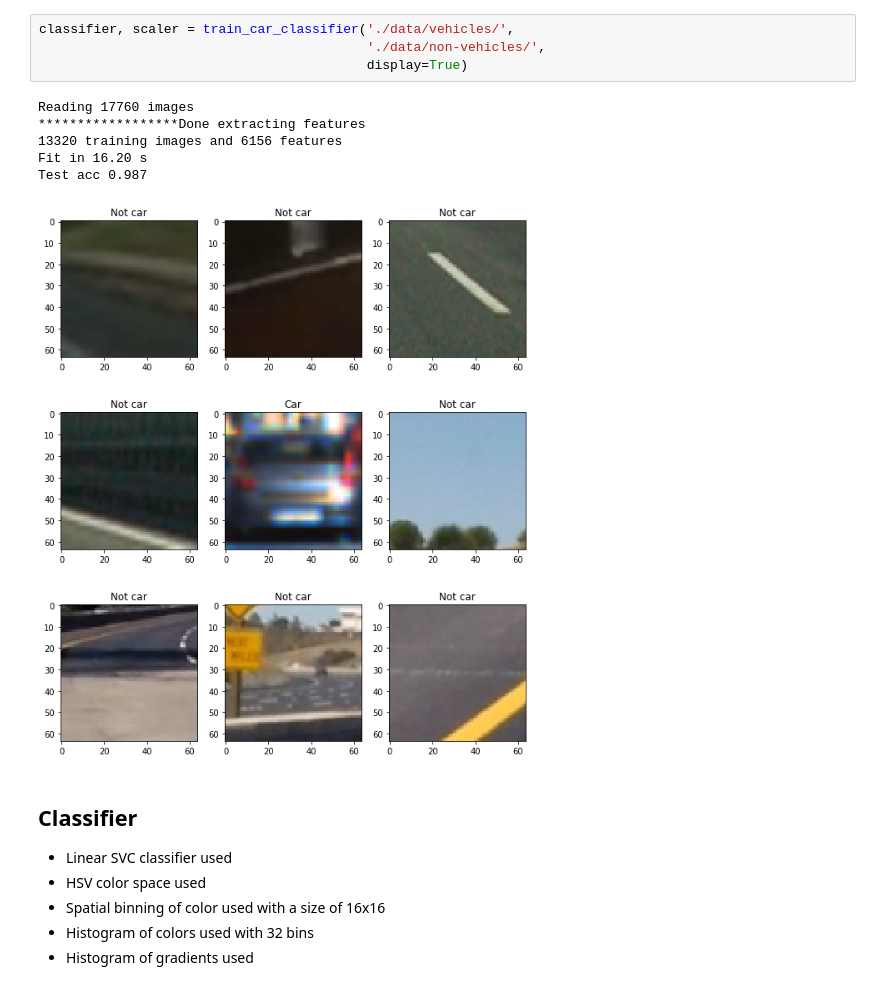
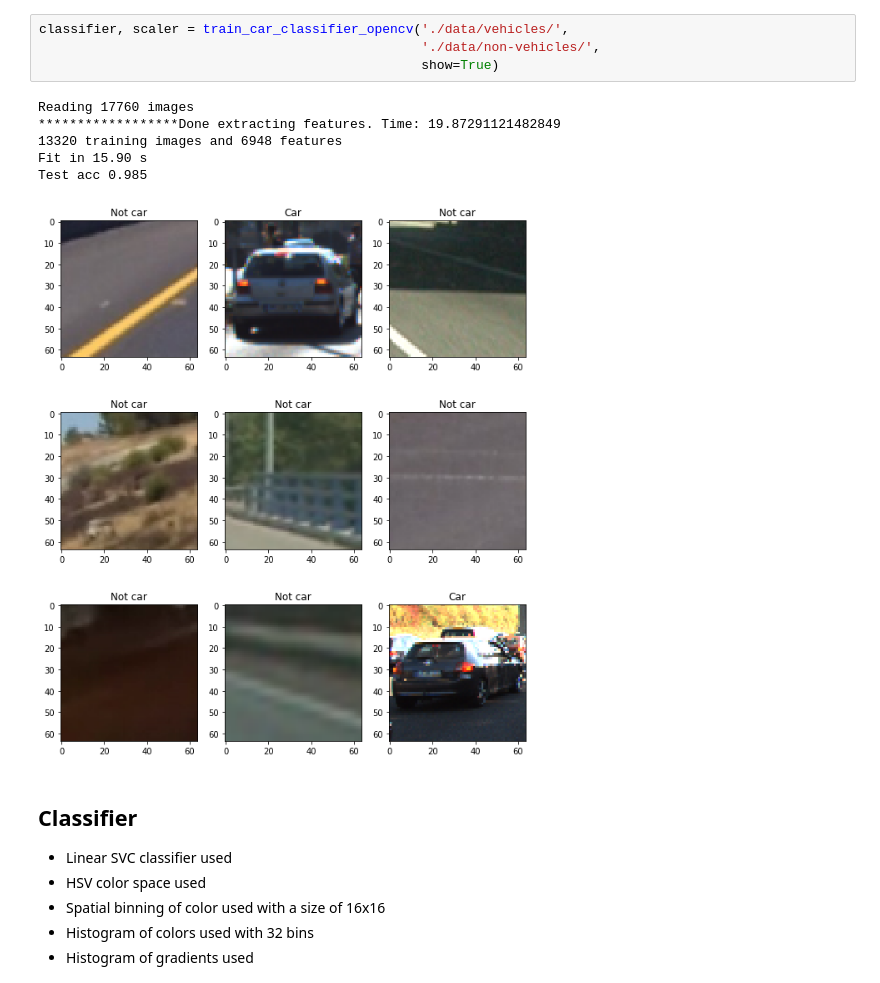
Before and after one commit to sketchc89/VehicleDetectionTracking-P5, a Jupyter notebook: VehicleDetectionTracking.ipynb, the cells around one changed output. Drawn from its saved outputs; the diff is of its cells as text.

```diff
--- a/VehicleDetectionTracking.ipynb
+++ b/VehicleDetectionTracking.ipynb
@@ -24,14 +38,14 @@ ImportError: No module named 'imageio'
 # %%
-classifier, scaler = train_car_classifier('./data/vehicles/',
-                                          './data/non-vehicles/',
-                                          display=True)
+classifier, scaler = train_car_classifier_opencv('./data/vehicles/',
+                                                 './data/non-vehicles/',
+                                                 show=True)
 # %% [output]
 Reading 17760 images
-******************Done extracting features
-13320 training images and 6156 features
-Fit in 16.20 s
-Test acc 0.987
+******************Done extracting features. Time: 19.87291121482849
+13320 training images and 6948 features
+Fit in 15.90 s
+Test acc 0.985
-[figure, old version]
+[figure, new version]
 # %% [markdown]
 ## Classifier
 * Linear SVC classifier used
```
Also changed, not shown: parts of 36 cells of this notebook.
